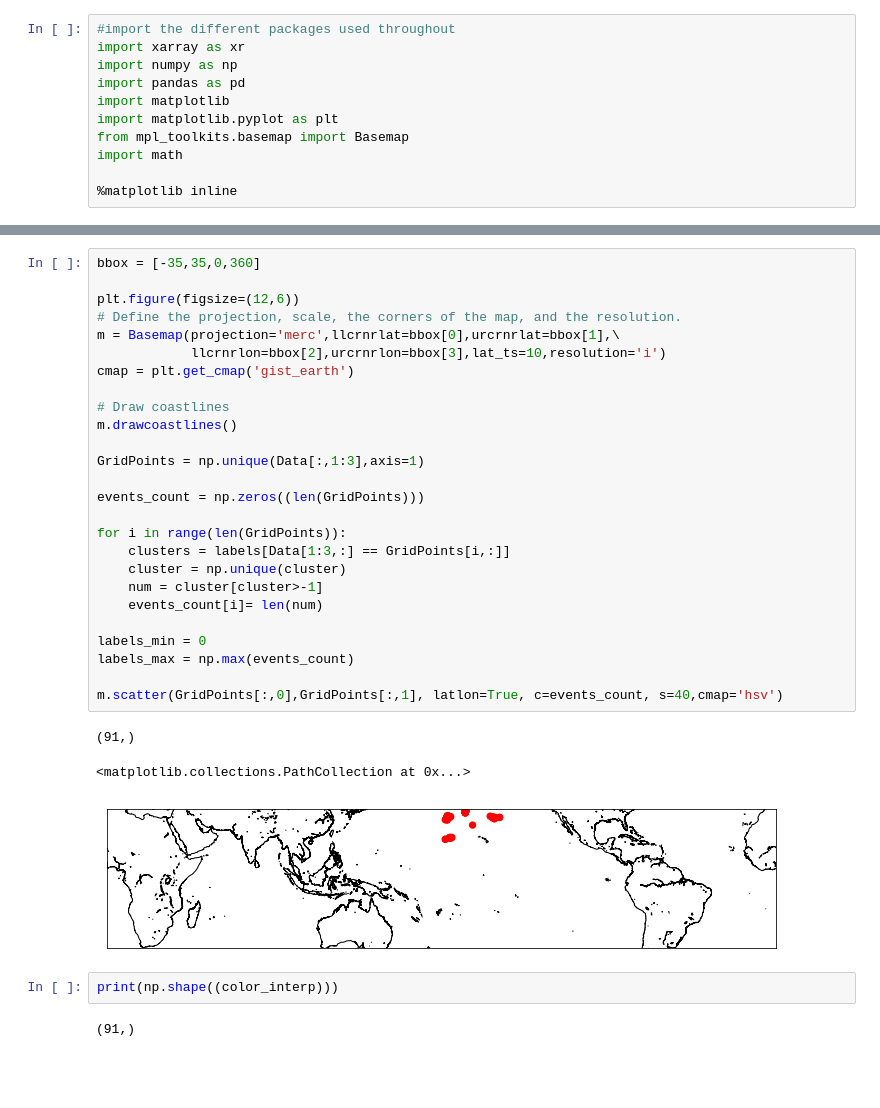
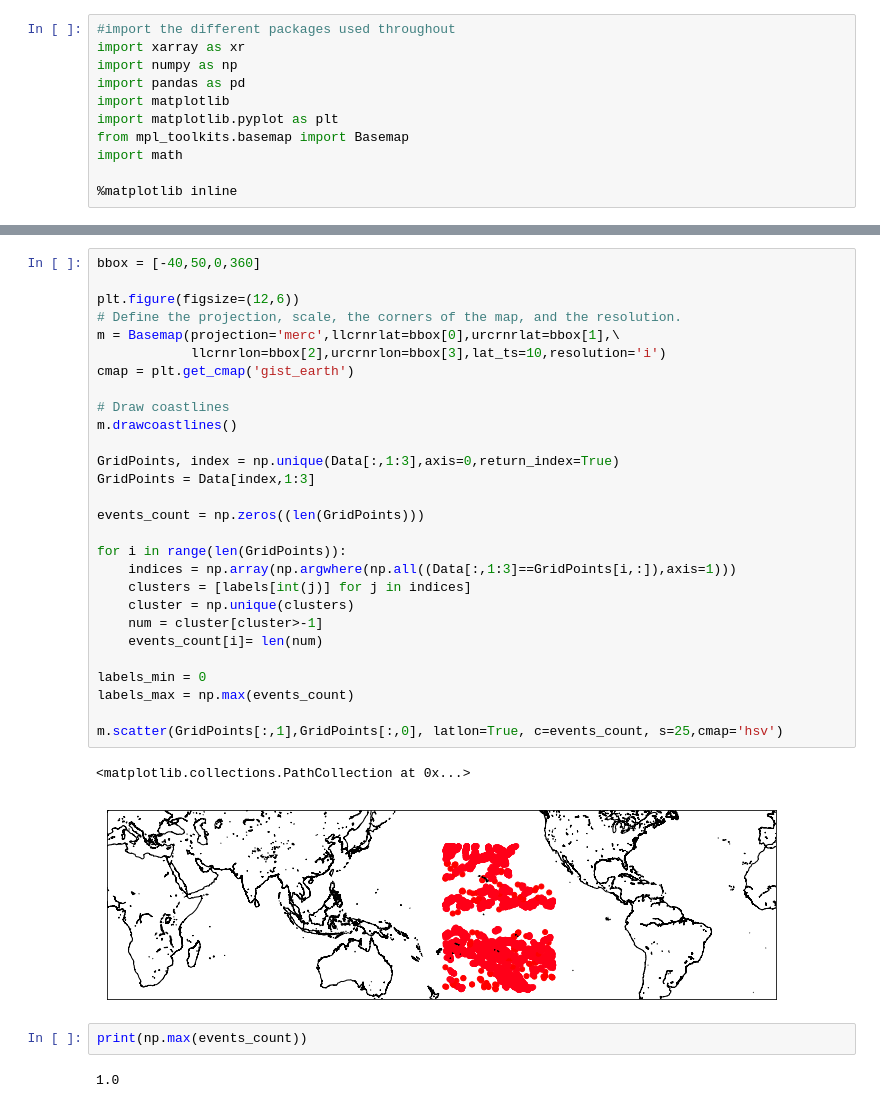
Before and after one commit to pshivraj/Precip_eScience, a Jupyter notebook: Plot Clustering Results.ipynb, the cells around one changed output, grey strips where cells are left out. Saved outputs shown, nothing was run; the diff lists cells and outputs as text; blank space fills up the shorter version.

Commit message:
Updating post event clustering analysis

```diff
--- a/Plot Clustering Results.ipynb
+++ b/Plot Clustering Results.ipynb
@@ -75,34 +77,35 @@ Text(0.5, 1.0, 'Range of Latent Heat Profiles in Events')
 # %%
-bbox = [-35,35,0,360]
+bbox = [-40,50,0,360]
 
 plt.figure(figsize=(12,6))
 # Define the projection, scale, the corners of the map, and the resolution.
 m = Basemap(projection='merc',llcrnrlat=bbox[0],urcrnrlat=bbox[1],\
             llcrnrlon=bbox[2],urcrnrlon=bbox[3],lat_ts=10,resolution='i')
 cmap = plt.get_cmap('gist_earth')
 
 # Draw coastlines
 m.drawcoastlines()
 
-GridPoints = np.unique(Data[:,1:3],axis=1)
+GridPoints, index = np.unique(Data[:,1:3],axis=0,return_index=True)
+GridPoints = Data[index,1:3]
 
 events_count = np.zeros((len(GridPoints)))
 
 for i in range(len(GridPoints)):
-    clusters = labels[Data[1:3,:] == GridPoints[i,:]]
-    cluster = np.unique(cluster)
+    indices = np.array(np.argwhere(np.all((Data[:,1:3]==GridPoints[i,:]),axis=1)))
+    clusters = [labels[int(j)] for j in indices]
+    cluster = np.unique(clusters)
     num = cluster[cluster>-1]
     events_count[i]= len(num)
 
 labels_min = 0
 labels_max = np.max(events_count)
 
-m.scatter(GridPoints[:,0],GridPoints[:,1], latlon=True, c=events_count, s=40,cmap='hsv')
+m.scatter(GridPoints[:,1],GridPoints[:,0], latlon=True, c=events_count, s=25,cmap='hsv')
 # %% [output]
-(91,)
+<matplotlib.collections.PathCollection at 0x...>
-<matplotlib.collections.PathCollection at 0x...>
-[figure, old version]
+[figure, new version]
 # %%
-print(np.shape((color_interp)))
+print(np.max(events_count))
 # %% [output]
-(91,)
+1.0
```
Also changed, not shown: parts of 1 cell of this notebook, 2 other files.
